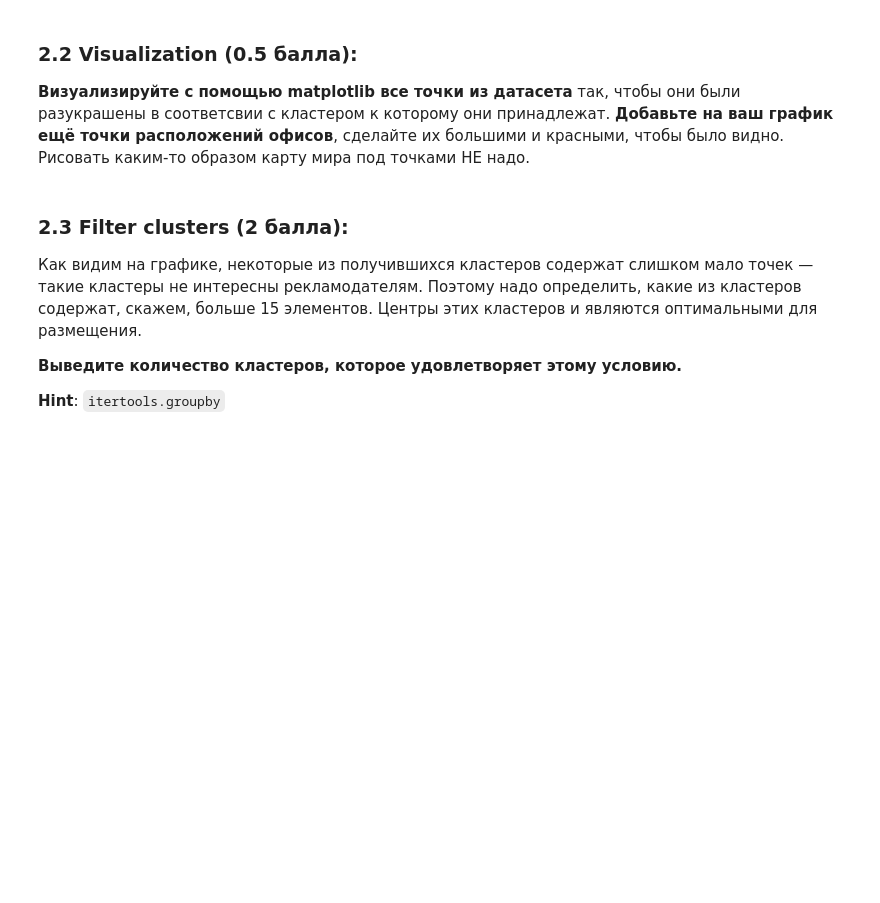
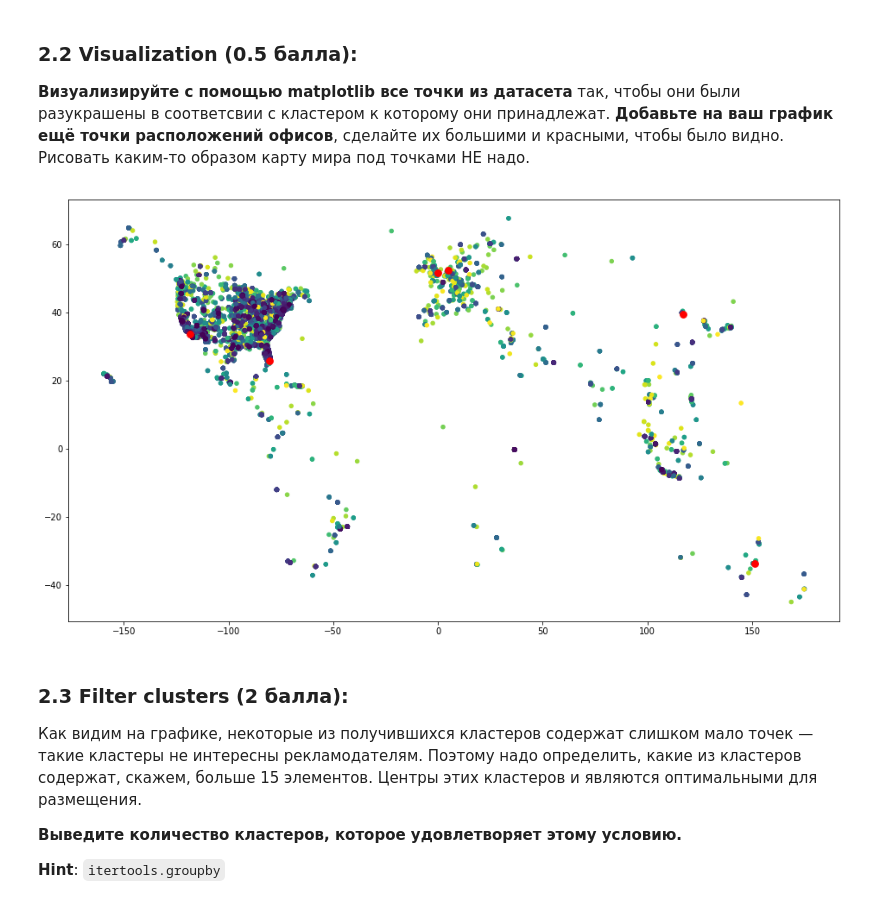
Before and after one commit to KaratsevN/ML-course-by-7-bits, a Jupyter notebook: week4/homework/week04_homework_04-01-clustering-homework.ipynb, the cells around one changed output. Cells and saved outputs as stored; diff of their text form; code cells hidden in the pictures; blank space fills up the shorter version.

```diff
--- a/week4/homework/week04_homework_04-01-clustering-homework.ipynb
+++ b/week4/homework/week04_homework_04-01-clustering-homework.ipynb
@@ -68,5 +69,5 @@ temp
 
 **Обучите кластеризатор на всех данных.** Выполнение в 4 потока на i5 заняло 2 минуты.
 # %%
-m = MeanShift(bandwidth = 0.1, #smth)
+m = MeanShift(bandwidth = 0.1 )
 m.fit(df)
@@ -73,6 +77,19 @@ m.fit(df)
 # %% [markdown]
 ### 2.2 Visualization (0.5 балла):
 **Визуализируйте с помощью matplotlib все точки из датасета** так, чтобы они были разукрашены в соответсвии с кластером к которому они принадлежат. **Добавьте на ваш график ещё точки расположений офисов**, сделайте их большими и красными, чтобы было видно. Рисовать каким-то образом карту мира под точками НЕ надо.
+# %%
+df_office = pd.DataFrame({
+    'latitude':[33.751277, 25.867736, 51.503016, 52.378894, 39.366487, -33.868457],
+    'longitude':[-118.188740, -80.324116, -0.075479, 4.885084, 117.036146, 151.205134]})
+#
+plt.figure(figsize=(16, 9))
+plt.scatter(y = df['latitude'], x = df['longitude'], c=m.labels_, s = 20)
+plt.scatter(y = df_office['latitude'], x = df_office['longitude'], c = "red", s = 60)
+plt.show()
+#df_office
+#print(len(set(m.labels_)))
+# %% [output]
+[figure, added]
 # %% [markdown]
 ###  2.3 Filter clusters (2 балла):
 Как видим на графике, некоторые из получившихся кластеров содержат слишком мало точек — такие кластеры не интересны рекламодателям. Поэтому надо определить, какие из кластеров содержат, скажем, больше 15 элементов. Центры этих кластеров и являются оптимальными для размещения.
```
Also changed, not shown: parts of 3 cells of this notebook, 5 other files.
